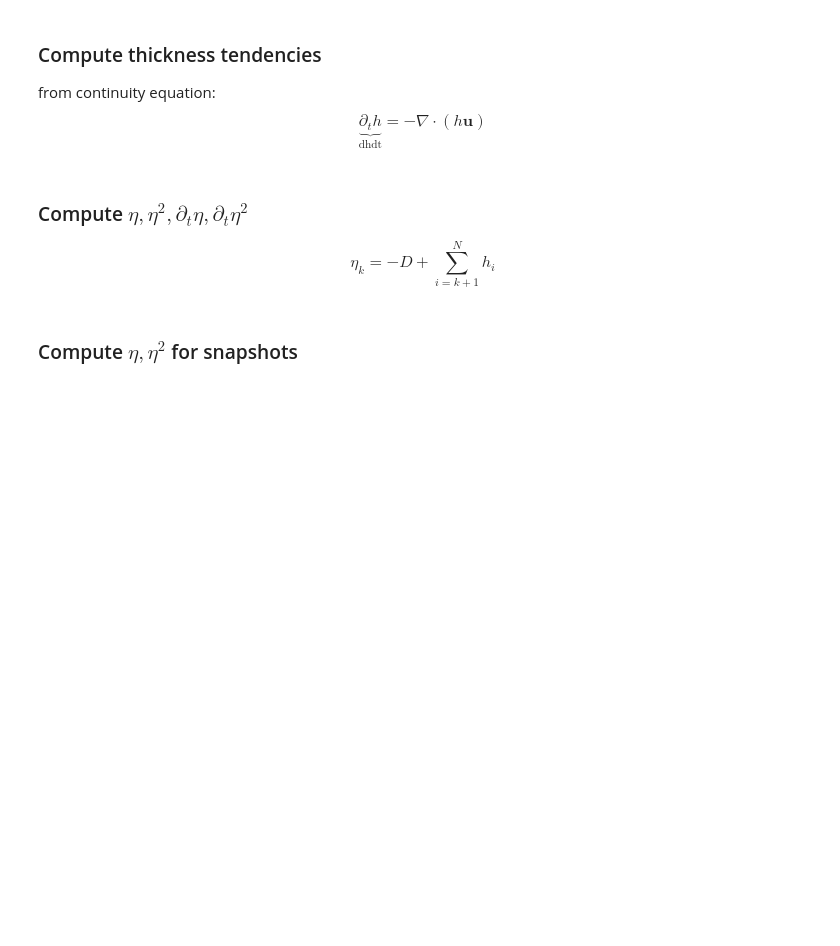
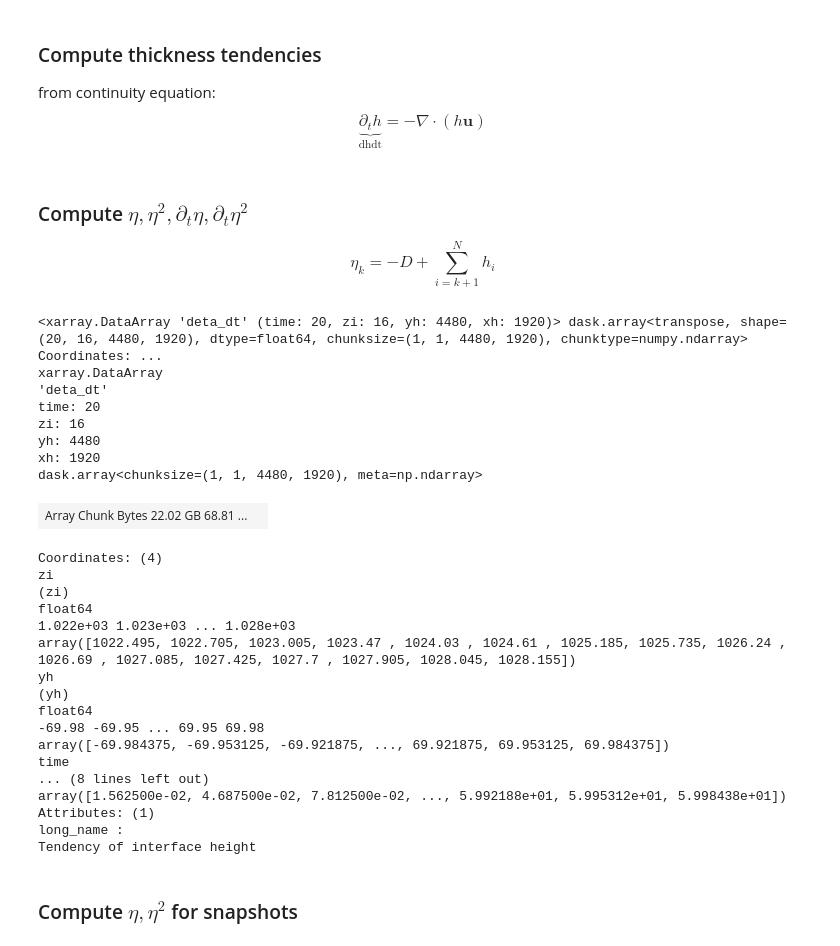
Before and after one commit to NoraLoose/energy_cycles, a Jupyter notebook: filter_data.ipynb, the cells around one changed output. Saved outputs shown, nothing was run; the diff lists cells and outputs as text; code cells hidden in the pictures; blank space fills up the shorter version.

```diff
--- a/filter_data.ipynb
+++ b/filter_data.ipynb
@@ -25,3 +28,8 @@ av = xr.open_dataset('%s/%s/averages_%08d.nc' % (path, run, end_time-nr_days+2),
+# %%
+scratchpath = '/glade/scratch/noraloose/'
+av_mask = xr.open_dataset('%s/%s/averages_%08d_bottom_mask.nc' % (scratchpath, run, end_time-nr_days+2), decode_times=False, chunks=chunks)
+av['bottom_mask'] = av_mask['bottom_mask']  # = 1 if the lower interface of layer n is within the bottom boundary layer, and = 0 otherwise
+av['bottom_mask'].attrs = av['bottom_mask'].attrs
 # %%
 sn.time
 # %% [output]
@@ -145,7 +153,7 @@ h_rev = av['h'].isel(zl=slice(None,None,-1))
 eta = grid.cumsum(h_rev,'Z',boundary='fill')
 eta = eta.isel(zi=slice(None,None,-1))
 eta = eta + etaB
-eta = eta.chunk({'zi':16})
+eta = eta.chunk({'zi':1})
 eta = eta.transpose('time', 'zi', 'yh', 'xh') # reorder coordinates
 
 av['eta'] = eta
@@ -157,7 +165,7 @@ av['eta2'].attrs['long_name'] = 'Interface height squared'
 dhdt_rev = av['dhdt'].isel(zl=slice(None,None,-1))
 deta_dt = grid.cumsum(dhdt_rev,'Z',boundary='fill')
 deta_dt = deta_dt.isel(zi=slice(None,None,-1))
-deta_dt = deta_dt.chunk({'zi':16})
+deta_dt = deta_dt.chunk({'zi':1})
 deta_dt = xr.where(st.wet,deta_dt,np.nan)
 deta_dt = deta_dt.transpose('time', 'zi', 'yh', 'xh') # reorder coordinates
 
@@ -166,5 +174,34 @@ av['deta_dt'].attrs['long_name'] = 'Tendency of interface height'
 # %%
 av['deta2_dt'] = 2 * av['eta'] * av['deta_dt']
 av['deta2_dt'].attrs['long_name'] = 'Tendency of squared interface height'
+# %%
+av['deta_dt']
+# %% [output]
+<xarray.DataArray 'deta_dt' (time: 20, zi: 16, yh: 4480, xh: 1920)> dask.array<transpose, shape=(20, 16, 4480, 1920), dtype=float64, chunksize=(1, 1, 4480, 1920), chunktype=numpy.ndarray> Coordinates: ...
+xarray.DataArray
+'deta_dt'
+time: 20
+zi: 16
+yh: 4480
+xh: 1920
+dask.array<chunksize=(1, 1, 4480, 1920), meta=np.ndarray>
+| Array Chunk Bytes 22.02 GB 68.81 ... |  |
+Coordinates: (4)
+zi
+(zi)
+float64
+1.022e+03 1.023e+03 ... 1.028e+03
+array([1022.495, 1022.705, 1023.005, 1023.47 , 1024.03 , 1024.61 , 1025.185, 1025.735, 1026.24 , 1026.69 , 1027.085, 1027.425, 1027.7 , 1027.905, 1028.045, 1028.155])
+yh
+(yh)
+float64
+-69.98 -69.95 ... 69.95 69.98
+array([-69.984375, -69.953125, -69.921875, ..., 69.921875, 69.953125, 69.984375])
+time
+... (8 lines left out)
+array([1.562500e-02, 4.687500e-02, 7.812500e-02, ..., 5.992188e+01, 5.995312e+01, 5.998438e+01])
+Attributes: (1)
+long_name :
+Tendency of interface height
 # %% [markdown]
 ### Compute $\eta, \eta^2$ for snapshots
```
Also changed, not shown: parts of 36 cells of this notebook, 2 other files.
